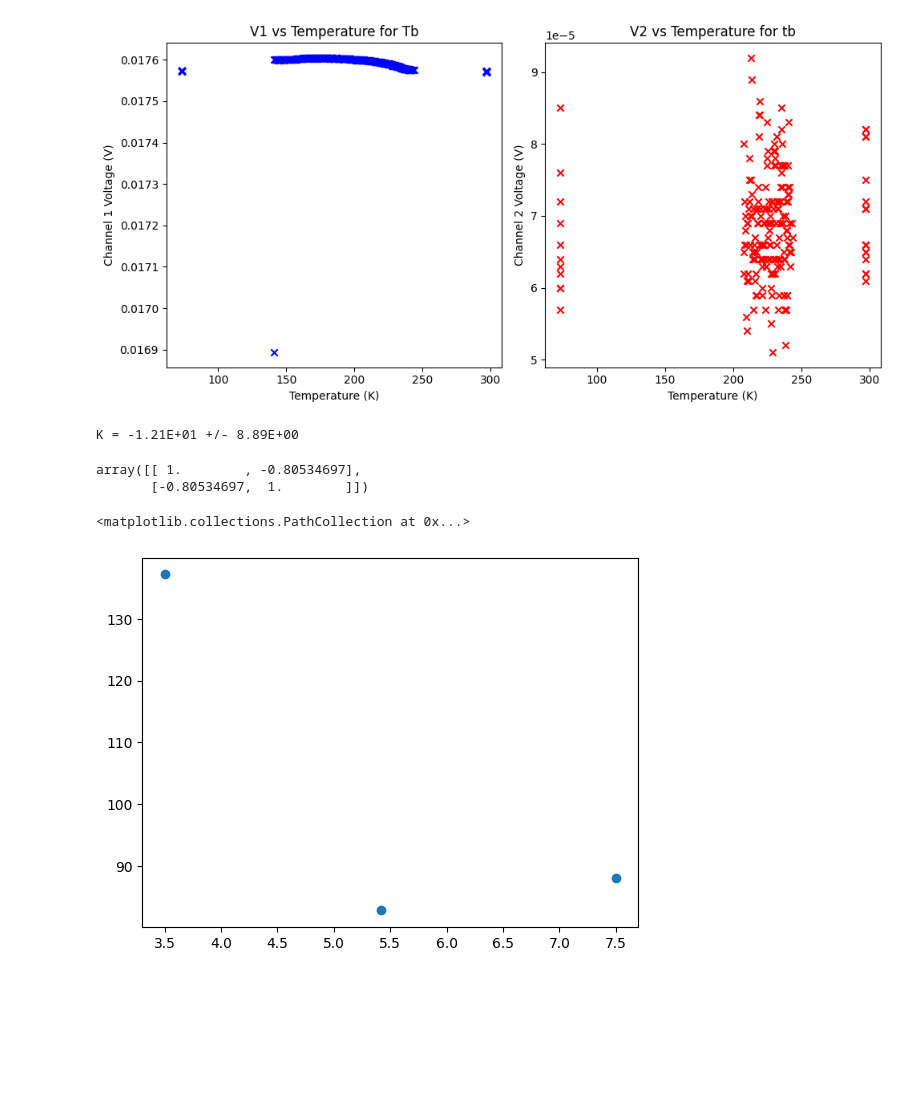
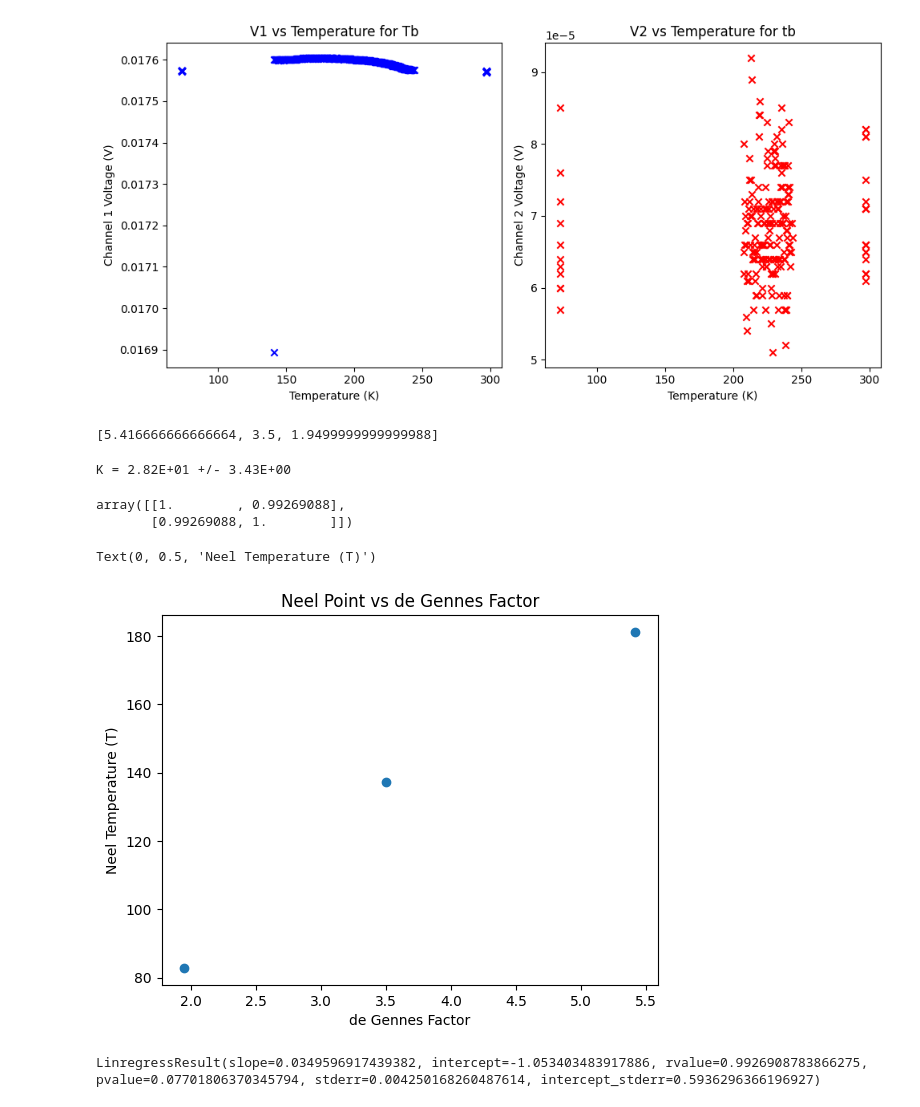
Before and after one commit to RoyZhenLongLim/PHYS3112, a Jupyter notebook: MT/experiment.ipynb, the cells around one changed output. Saved outputs shown, nothing was run; the diff lists cells and outputs as text; code cells hidden in the pictures; blank space fills up the shorter version.

```diff
--- a/MT/experiment.ipynb
+++ b/MT/experiment.ipynb
@@ -255,22 +266,28 @@ plt.show()
 # %% [output]
 [figure]
 # %%
+# Order: Tb, Dy, Ho, Er
+# No measurement for Tb will be used
 jg = [
-    (6, 3/2),
+    # (6, 3/2),
     (15/2, 4/3),
     (8, 5/4),
-    # (15/2, 6/5)
+    (15/2, 6/5)
 ]
 de_gennes_factor = []
 for j, g in jg:
     de_gennes_factor.append(
         (g - 1) ** 2 * j * (j - 1)
     )
+# %%
+print(de_gennes_factor)
+# %% [output]
+[5.416666666666664, 3.5, 1.9499999999999988]
 # %%
 T_neel = [
-    88.019000,
+    181.258000,
+    137.157000,
     82.81500,
-    137.157000
 ]
 # %%
 slope, intercept, r_value, p_value, std_err = linregress(de_gennes_factor, T_neel)
@@ -278,16 +295,23 @@ print(
     f"K = {slope:.2E} +/- {std_err:.2E}"
 )
 # %% [output]
-K = -1.21E+01 +/- 8.89E+00
+K = 2.82E+01 +/- 3.43E+00
 # %%
 np.corrcoef(T_neel, de_gennes_factor)
 # %% [output]
-array([[ 1.        , -0.80534697],
-       [-0.80534697,  1.        ]])
+array([[1.        , 0.99269088],
+       [0.99269088, 1.        ]])
 # %%
 plt.scatter(
     de_gennes_factor, T_neel
 )
+plt.title("Neel Point vs de Gennes Factor")
+plt.xlabel("de Gennes Factor")
+plt.ylabel("Neel Temperature (T)")
 # %% [output]
-<matplotlib.collections.PathCollection at 0x...>
+Text(0, 0.5, 'Neel Temperature (T)')
-[figure, old version]
+[figure, new version]
+# %%
+linregress(T_neel, de_gennes_factor)
+# %% [output]
+LinregressResult(slope=0.0349596917439382, intercept=-1.053403483917886, rvalue=0.9926908783866275, pvalue=0.07701806370345794, stderr=0.004250168260487614, intercept_stderr=0.5936296366196927)
```
Also changed, not shown: parts of 6 cells of this notebook, 3 other files.
